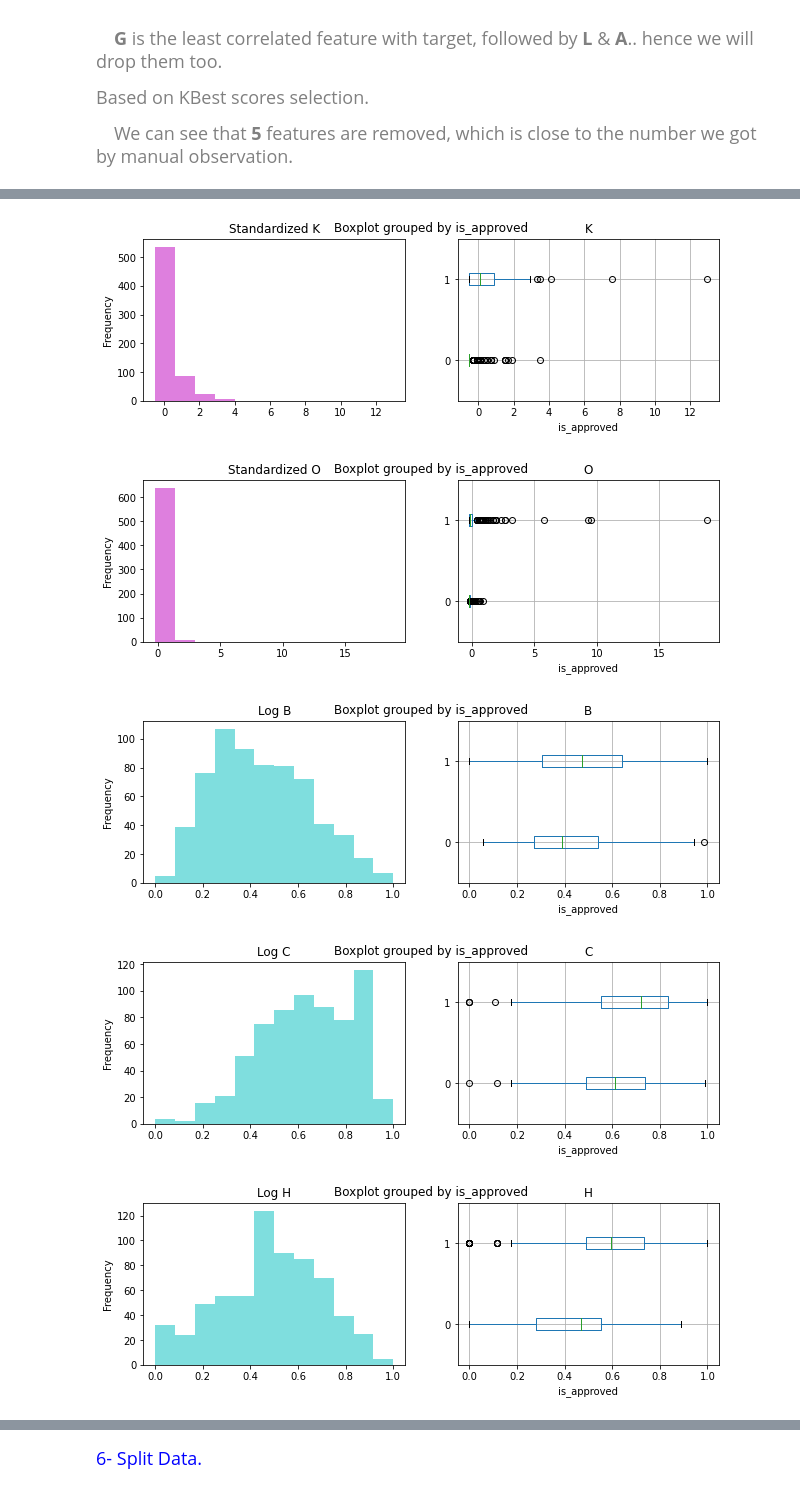
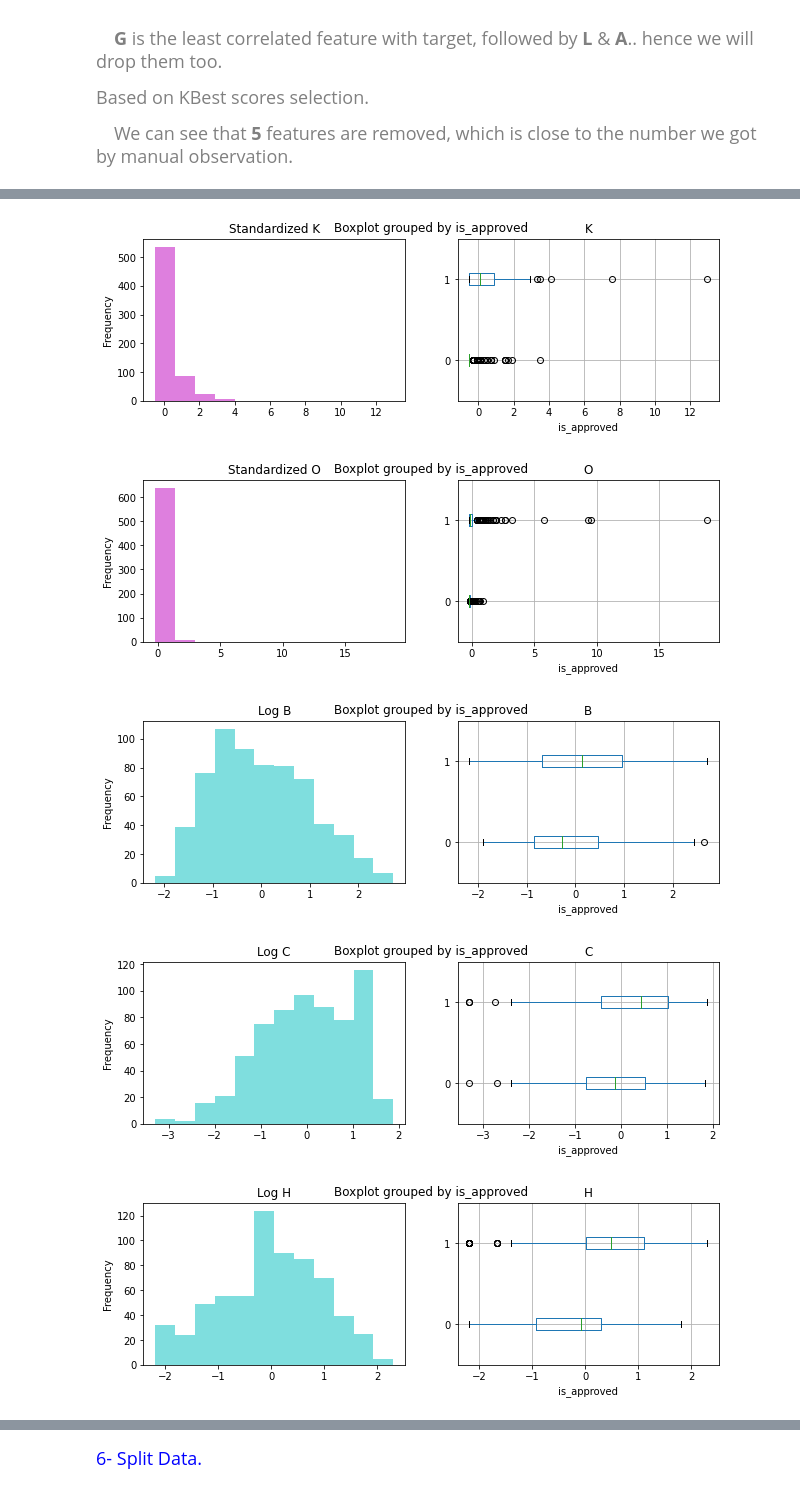
Before and after one commit to lebaz20/credit-approval-ml, a Jupyter notebook: project.ipynb, the cells around one changed output, grey strips where cells are left out. Saved outputs shown, nothing was run; the diff lists cells and outputs as text; code cells hidden in the pictures.

```diff
--- a/project.ipynb
+++ b/project.ipynb
@@ -708,7 +708,7 @@ datasetWithRemovedRowsStandTransformed = standTransform(datasetWithRemovedRowsSt
 
 datasetWithRemovedRowsLogTransformed = datasetWithRemovedRows.copy(deep=True)
 datasetWithRemovedRowsLogTransformed = logTransform(datasetWithRemovedRowsLogTransformed)
-datasetWithRemovedRowsLogTransformed = normTransform(datasetWithRemovedRowsLogTransformed)
+datasetWithRemovedRowsLogTransformed = standTransform(datasetWithRemovedRowsLogTransformed)
 
 testColumn = continuousDataColumns[0]
 
@@ -716,33 +716,33 @@ plt.figure(figsize=(15,3))
 plt.subplot(1, 3, 1)
 plt.title('Original '+testColumn)
 datasetWithRemovedRows[testColumn].plot.hist(bins=12, alpha=0.5)
 plt.subplot(1, 3, 2)
 plt.title('Normalized '+testColumn)
 datasetWithRemovedRowsNormTransformed[testColumn].plot.hist(bins=12, alpha=0.5)
 plt.subplot(1, 3, 3)
 plt.title('Standardized '+testColumn)
 datasetWithRemovedRowsStandTransformed[testColumn].plot.hist(bins=12, alpha=0.5)
 
 for column in continuousDataColumns:
     fig, axes = plt.subplots(ncols=2, figsize=(10, 3), sharey=False)
     plt.subplot(1, 2, 1)
     plt.title('Standardized '+column)
     datasetWithRemovedRowsStandTransformed[column].plot.hist(bins=12, alpha=0.5, color="m")
     datasetWithRemovedRowsStandTransformed.boxplot(column=column, by='is_approved', vert=False, rot=0, return_type='axes', ax=axes[1])
 
 for column in continuousDataColumns:
     fig, axes = plt.subplots(ncols=2, figsize=(10, 3), sharey=False)
     plt.subplot(1, 2, 1)
     plt.title('Log '+column)
     datasetWithRemovedRowsLogTransformed[column].plot.hist(bins=12, alpha=0.5, color="c")
     datasetWithRemovedRowsLogTransformed.boxplot(column=column, by='is_approved', vert=False, rot=0, return_type='axes', ax=axes[1])
 # %% [output]
 [figure]
 [figure]
 [figure]
 [figure]
 [figure]
 [figure]
-[figure, old version]
+[figure, new version]
-[figure, old version]
+[figure, new version]
-[figure, old version]
+[figure, new version]
```
Also changed, not shown: parts of 14 cells of this notebook.
